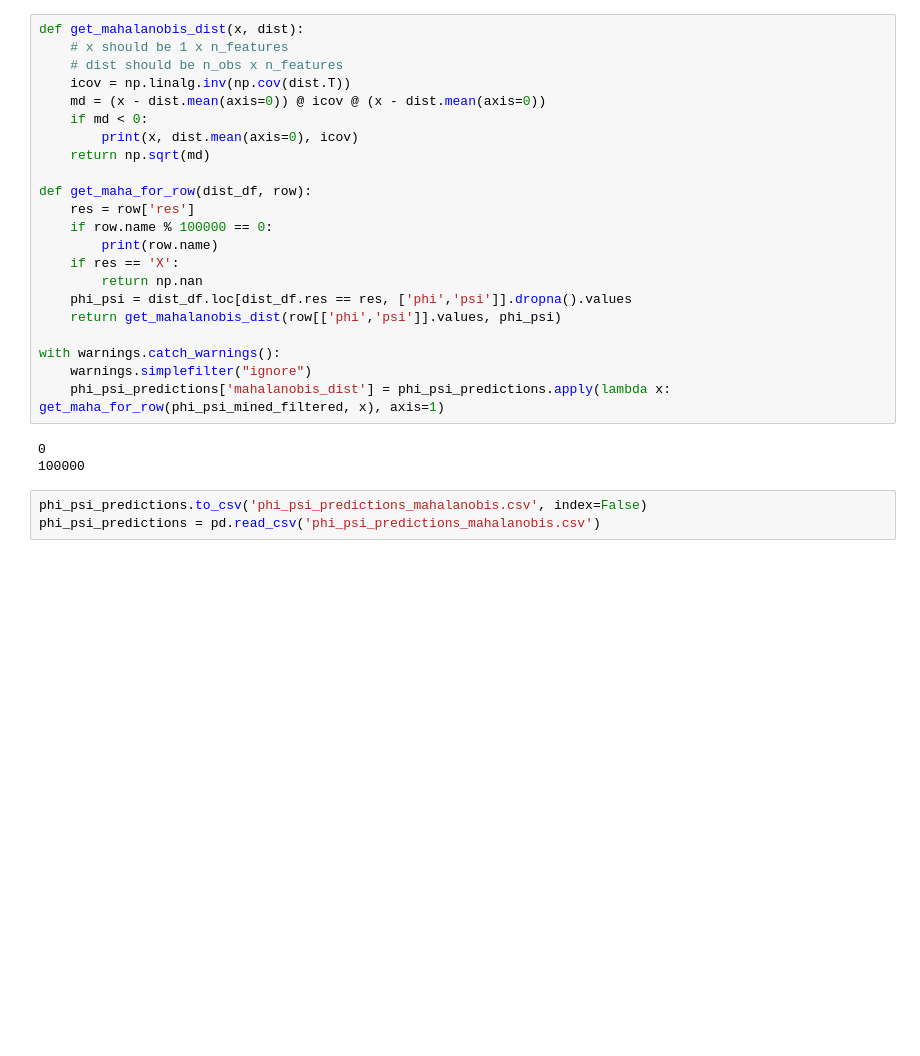
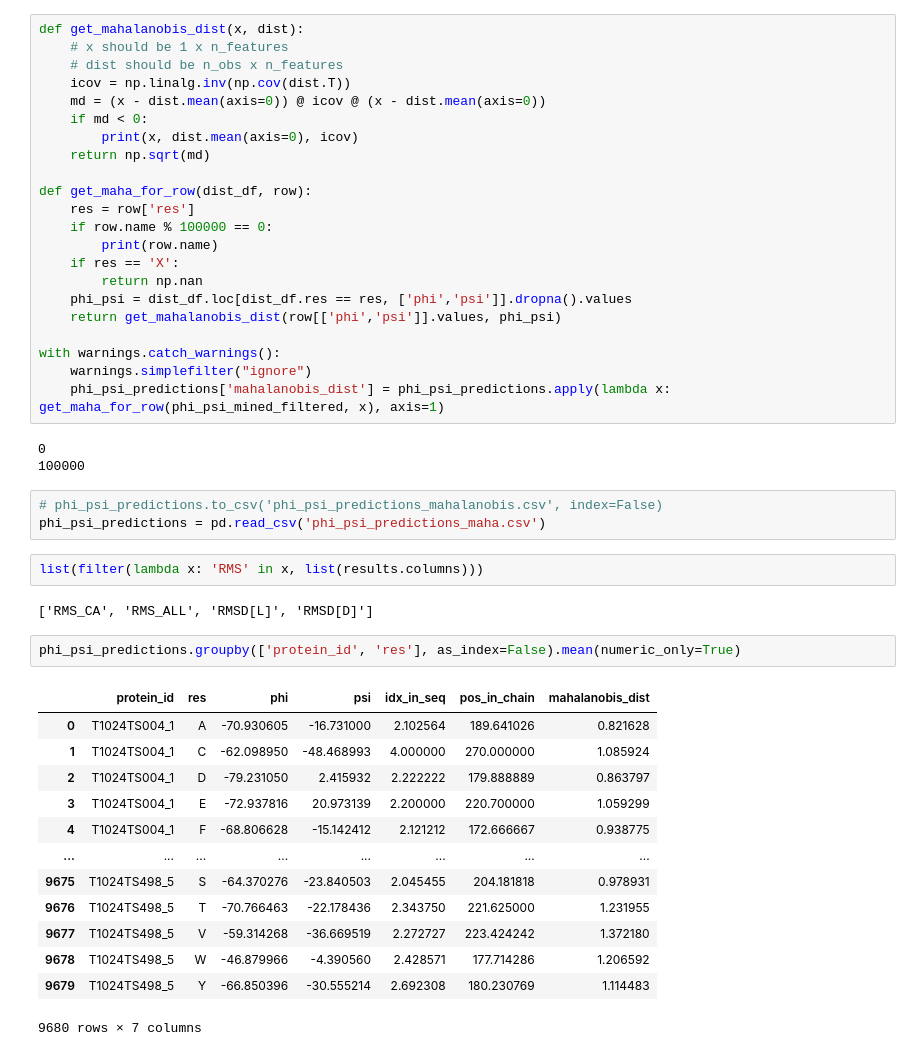
Before and after one commit to Musa-Azeem/protein-dihedral-visualization, a Jupyter notebook: casp.ipynb, the cells around one changed output. Drawn from its saved outputs; the diff is of its cells as text; blank space fills up the shorter version.

```diff
--- a/casp.ipynb
+++ b/casp.ipynb
@@ -353,5 +361,25 @@ with warnings.catch_warnings():
 0
 100000
 # %%
-phi_psi_predictions.to_csv('phi_psi_predictions_mahalanobis.csv', index=False)
-phi_psi_predictions = pd.read_csv('phi_psi_predictions_mahalanobis.csv')
+# phi_psi_predictions.to_csv('phi_psi_predictions_mahalanobis.csv', index=False)
+phi_psi_predictions = pd.read_csv('phi_psi_predictions_maha.csv')
+# %%
+list(filter(lambda x: 'RMS' in x, list(results.columns)))
+# %% [output]
+['RMS_CA', 'RMS_ALL', 'RMSD[L]', 'RMSD[D]']
+# %%
+phi_psi_predictions.groupby(['protein_id', 'res'], as_index=False).mean(numeric_only=True)
+# %% [output]
+|  | protein_id | res | phi | psi | idx_in_seq | pos_in_chain | mahalanobis_dist |
+| 0 | T1024TS004_1 | A | -70.930605 | -16.731000 | 2.102564 | 189.641026 | 0.821628 |
+| 1 | T1024TS004_1 | C | -62.098950 | -48.468993 | 4.000000 | 270.000000 | 1.085924 |
+| 2 | T1024TS004_1 | D | -79.231050 | 2.415932 | 2.222222 | 179.888889 | 0.863797 |
+| 3 | T1024TS004_1 | E | -72.937816 | 20.973139 | 2.200000 | 220.700000 | 1.059299 |
+| 4 | T1024TS004_1 | F | -68.806628 | -15.142412 | 2.121212 | 172.666667 | 0.938775 |
+| ... | ... | ... | ... | ... | ... | ... | ... |
+| 9675 | T1024TS498_5 | S | -64.370276 | -23.840503 | 2.045455 | 204.181818 | 0.978931 |
+| 9676 | T1024TS498_5 | T | -70.766463 | -22.178436 | 2.343750 | 221.625000 | 1.231955 |
+| 9677 | T1024TS498_5 | V | -59.314268 | -36.669519 | 2.272727 | 223.424242 | 1.372180 |
+| 9678 | T1024TS498_5 | W | -46.879966 | -4.390560 | 2.428571 | 177.714286 | 1.206592 |
+| 9679 | T1024TS498_5 | Y | -66.850396 | -30.555214 | 2.692308 | 180.230769 | 1.114483 |
+9680 rows × 7 columns
```
Also changed, not shown: parts of 7 cells of this notebook, 3 other files.
